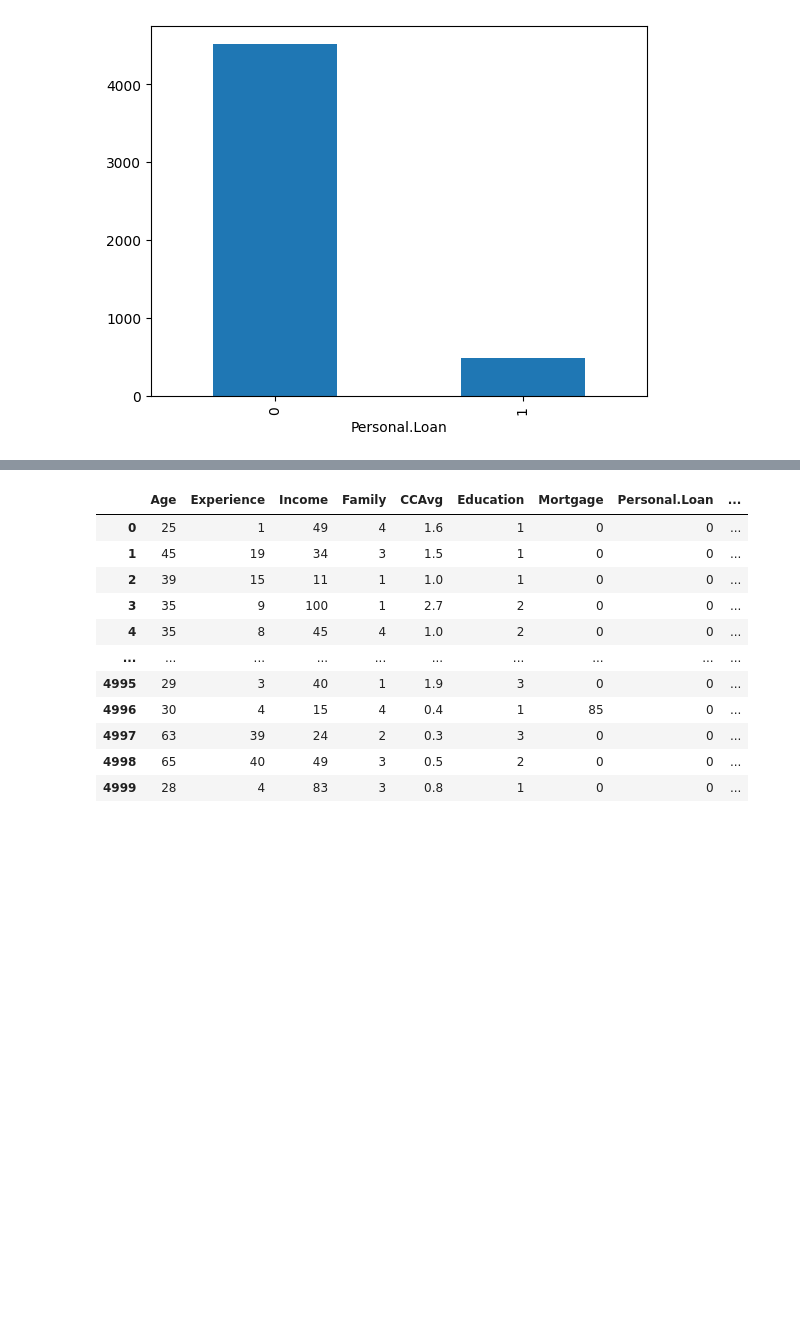
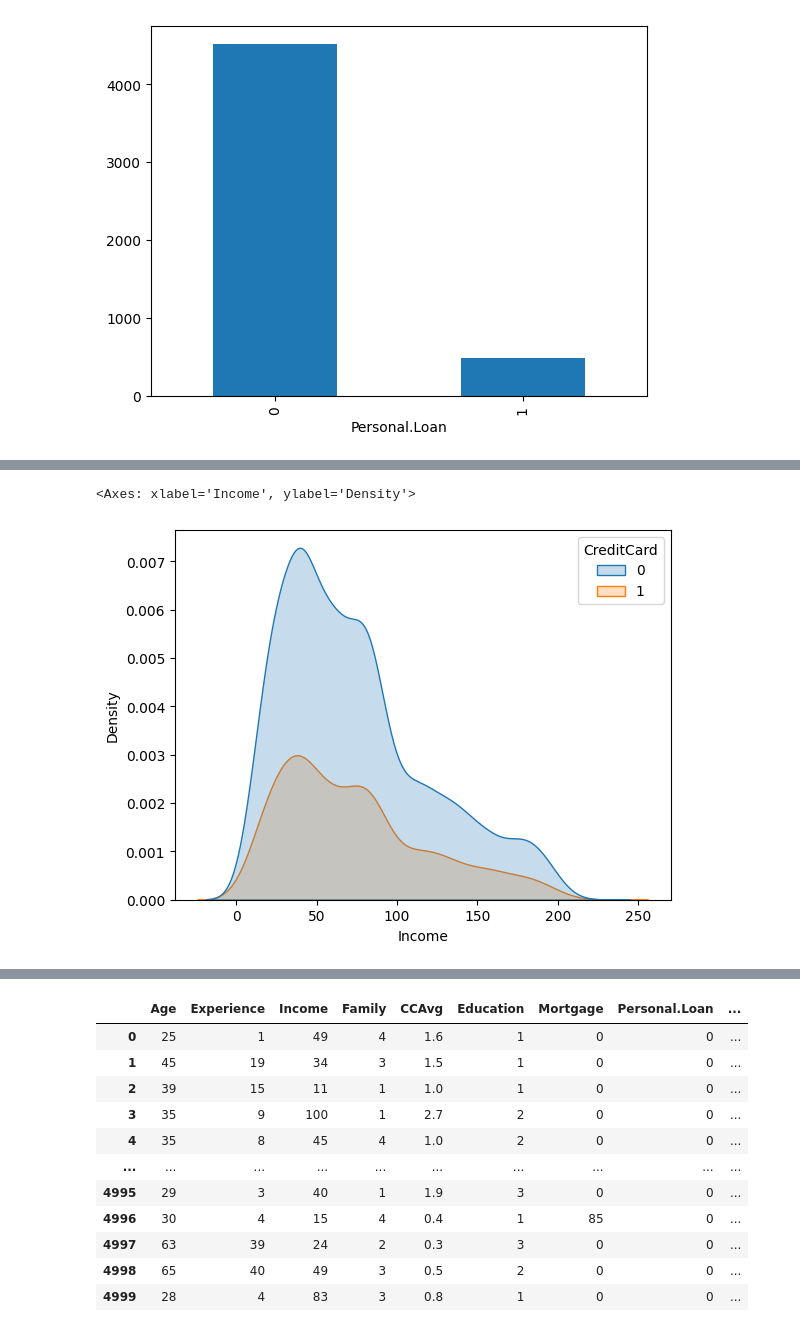
Before and after one commit to danile0SA/EticaIA_BankLoan, a Jupyter notebook: XGBoost_BankLoan.ipynb, the cells around one changed output, grey strips where cells are left out. Saved outputs shown, nothing was run; the diff lists cells and outputs as text; code cells hidden in the pictures; blank space fills up the shorter version.

```diff
--- a/XGBoost_BankLoan.ipynb
+++ b/XGBoost_BankLoan.ipynb
@@ -68,0 +89,5 @@ df['Personal.Loan'].value_counts().plot(kind='bar')
+# %%
+sns.kdeplot(df, x ='Income',hue='CreditCard',fill=True)
+# %% [output]
+<Axes: xlabel='Income', ylabel='Density'>
+[figure, added]
```
Also changed, not shown: parts of 35 cells of this notebook.
